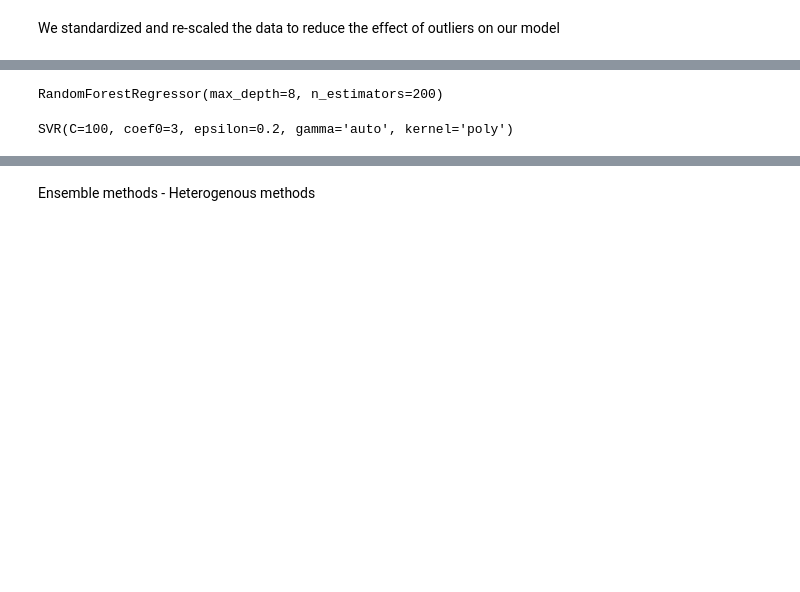
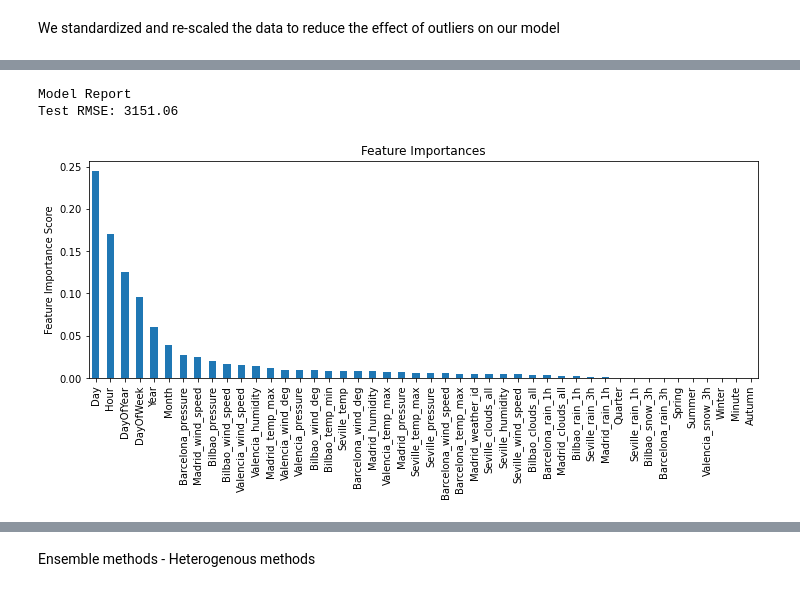
Before and after one commit to softmancho/load-shortfall-regression-predict-api, a Jupyter notebook: Advanced-Regression-Starter-Data/starter-notebook.ipynb, the cells around one changed output, grey strips where cells are left out. Cells and saved outputs as stored; diff of their text form; code cells hidden in the pictures; blank space fills up the shorter version.

```diff
--- a/Advanced-Regression-Starter-Data/starter-notebook.ipynb
+++ b/Advanced-Regression-Starter-Data/starter-notebook.ipynb
@@ -744,10 +765,7 @@ DecisionTreeRegressor(max_depth=5, random_state=42)
 # %%
-RF = RandomForestRegressor(n_estimators=200, max_depth=8)
-RF.fit(X_train, y_train)
+RF = RandomForestRegressor(n_estimators=30, max_depth=8)
+modelfit(RF, X_train, X_validation, y_train, y_validation, performance=True, printFeatureImportance=True )
 # %% [output]
-RandomForestRegressor(max_depth=8, n_estimators=200)
+Model Report
+Test RMSE: 3151.06
+[figure, added]
-# %%
-svr_poly = svm.SVR(kernel="poly", C=100, gamma="auto", degree=3, epsilon=0.2, coef0=3)
-svr_poly.fit(X_train, y_train)
-# %% [output]
-SVR(C=100, coef0=3, epsilon=0.2, gamma='auto', kernel='poly')
```
Also changed, not shown: parts of 71 cells of this notebook, 2 other files.
